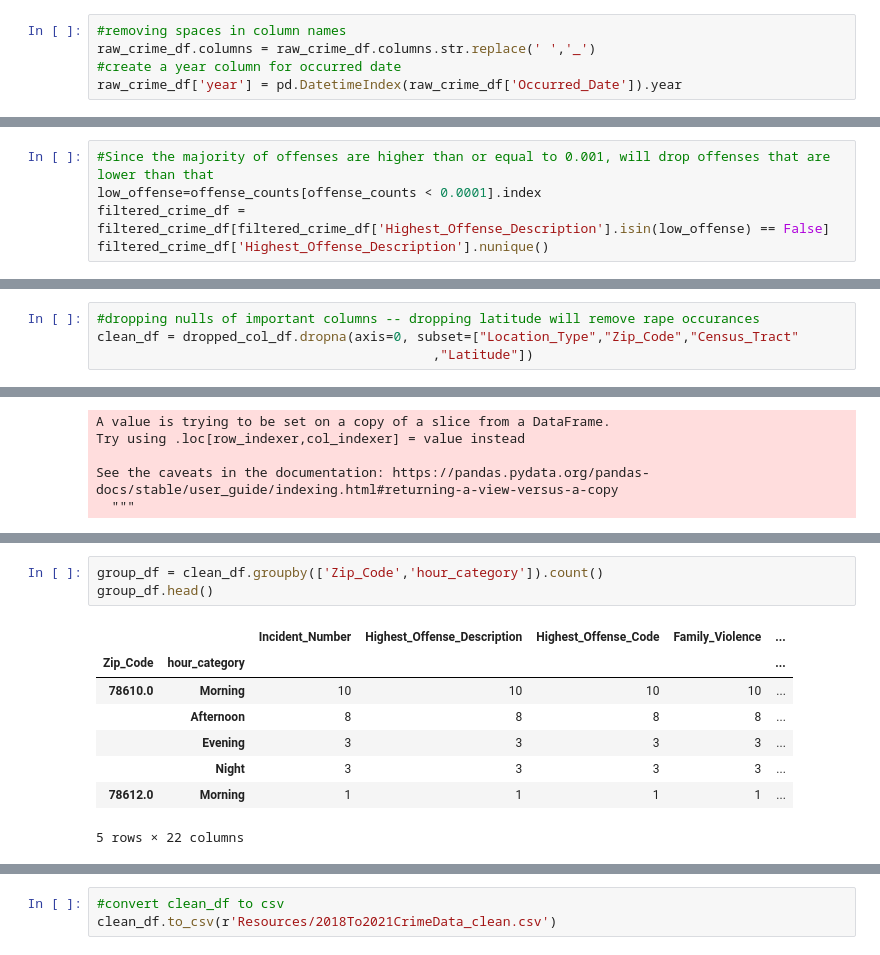
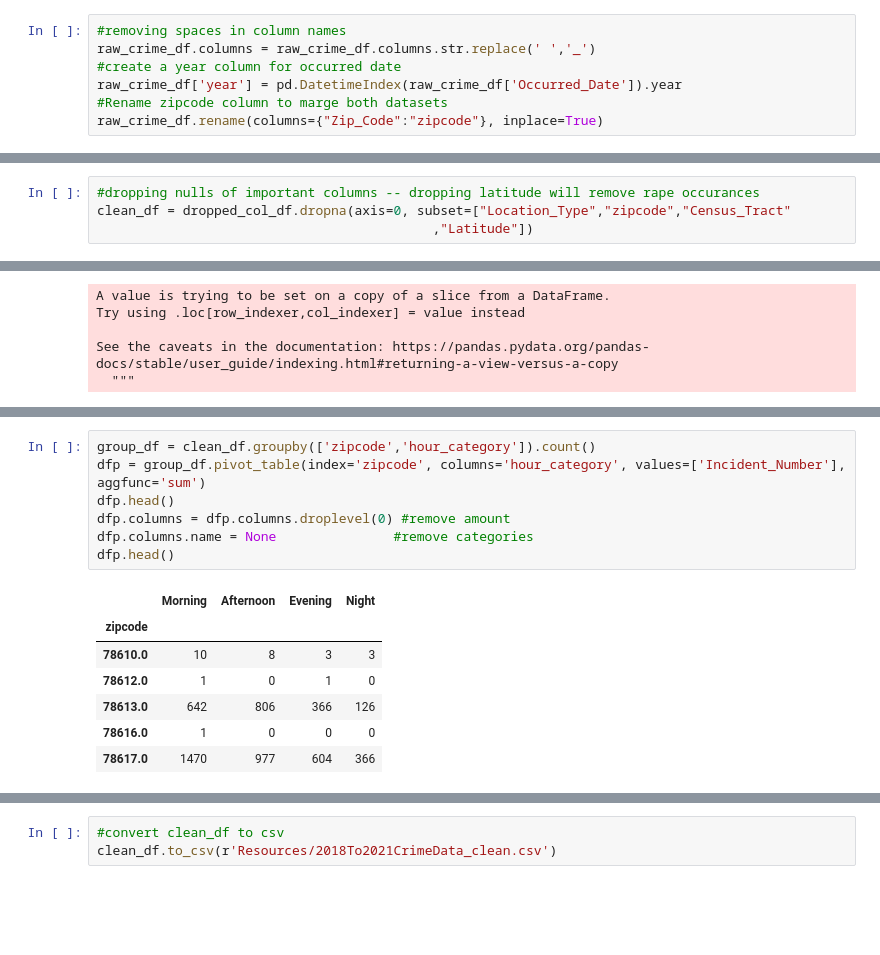
Before and after one commit to kellykindla/FinalProject, a Jupyter notebook: Cleaning_and_DB_connection.ipynb, the cells around one changed output, grey strips where cells are left out. Drawn from its saved outputs; the diff is of its cells as text; blank space fills up the shorter version.

```diff
--- a/Cleaning_and_DB_connection.ipynb
+++ b/Cleaning_and_DB_connection.ipynb
@@ -195,6 +220,8 @@ raw_crime_df.sample(5)
 raw_crime_df.columns = raw_crime_df.columns.str.replace(' ','_')
 #create a year column for occurred date
 raw_crime_df['year'] = pd.DatetimeIndex(raw_crime_df['Occurred_Date']).year
+#Rename zipcode column to marge both datasets
+raw_crime_df.rename(columns={"Zip_Code":"zipcode"}, inplace=True)
 # %%
 #filter dataframe to be between 2018-2021
 filtered_crime_df = raw_crime_df[raw_crime_df['year']>=2018]
@@ -237,5 +231,0 @@ offense_counts[offense_counts >= 0.0001].sum()
-# %%
-#Since the majority of offenses are higher than or equal to 0.001, will drop offenses that are lower than that
-low_offense=offense_counts[offense_counts < 0.0001].index
-filtered_crime_df = filtered_crime_df[filtered_crime_df['Highest_Offense_Description'].isin(low_offense) == False]
-filtered_crime_df['Highest_Offense_Description'].nunique()
@@ -285,4 +260,4 @@ Name: Category_Description, dtype: int64
 # %%
 #dropping nulls of important columns -- dropping latitude will remove rape occurances
-clean_df = dropped_col_df.dropna(axis=0, subset=["Location_Type","Zip_Code","Census_Tract"
+clean_df = dropped_col_df.dropna(axis=0, subset=["Location_Type","zipcode","Census_Tract"
                                            ,"Latitude"])
@@ -372,12 +383,15 @@ zipcode_crimecount_df.sort_values(by=['Count_Of_Crimes_Per_Zip'], ascending=Fals
 # %%
-group_df = clean_df.groupby(['Zip_Code','hour_category']).count()
-group_df.head()
+group_df = clean_df.groupby(['zipcode','hour_category']).count()
+dfp = group_df.pivot_table(index='zipcode', columns='hour_category', values=['Incident_Number'], aggfunc='sum')
+dfp.head()
+dfp.columns = dfp.columns.droplevel(0) #remove amount
+dfp.columns.name = None               #remove categories
+dfp.head()
 # %% [output]
-|  |  | Incident_Number | Highest_Offense_Description | Highest_Offense_Code | Family_Violence | ... |
-| Zip_Code | hour_category |  |  |  |  | ... |
-| 78610.0 | Morning | 10 | 10 | 10 | 10 | ... |
-|  | Afternoon | 8 | 8 | 8 | 8 | ... |
-|  | Evening | 3 | 3 | 3 | 3 | ... |
-|  | Night | 3 | 3 | 3 | 3 | ... |
-| 78612.0 | Morning | 1 | 1 | 1 | 1 | ... |
+|  | Morning | Afternoon | Evening | Night |
+| zipcode |  |  |  |  |
+| 78610.0 | 10 | 8 | 3 | 3 |
+| 78612.0 | 1 | 0 | 1 | 0 |
+| 78613.0 | 642 | 806 | 366 | 126 |
+| 78616.0 | 1 | 0 | 0 | 0 |
+| 78617.0 | 1470 | 977 | 604 | 366 |
-5 rows × 22 columns
```
Also changed, not shown: parts of 27 cells of this notebook, 3 other files.
